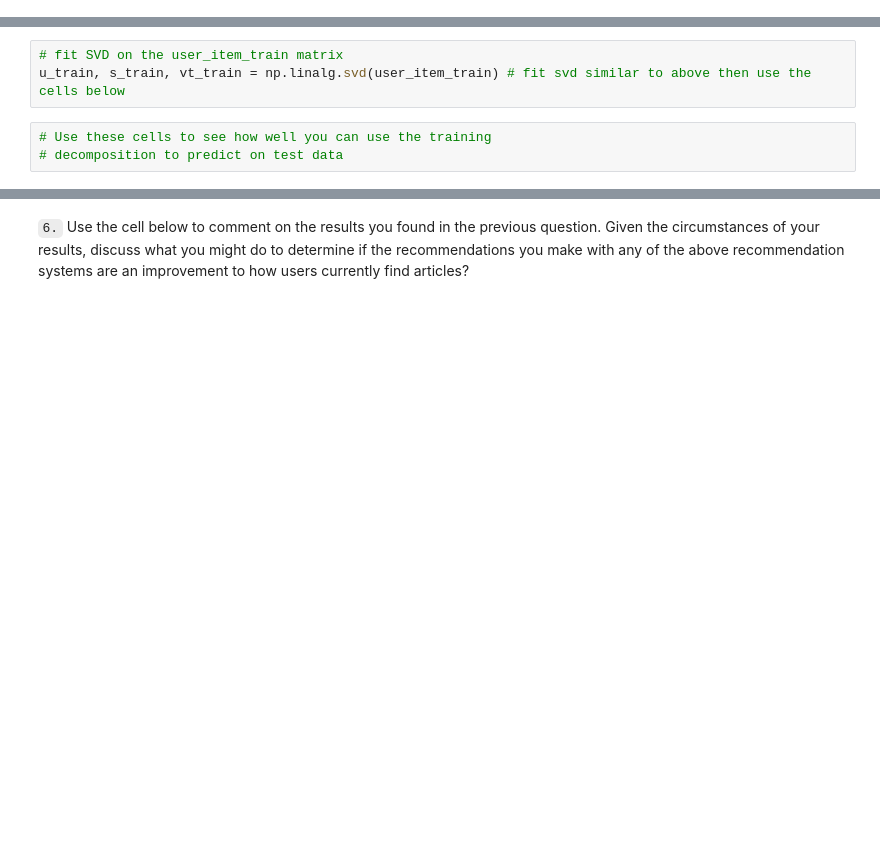
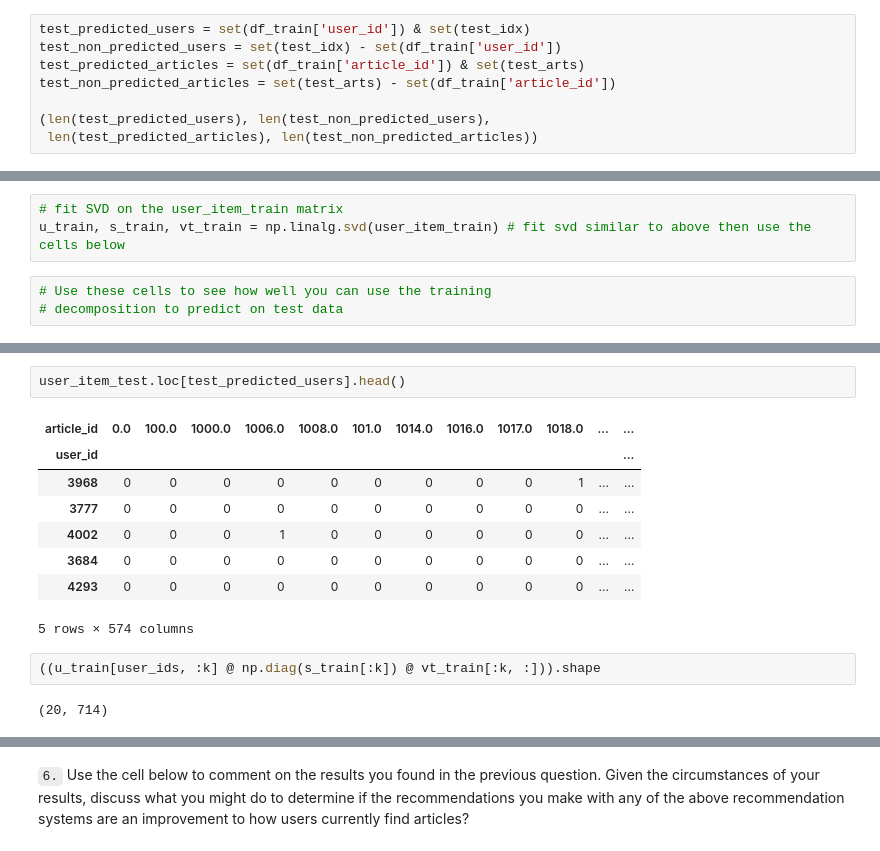
Before and after one commit to labdmitriy/recommendations_with_ibm, a Jupyter notebook: Recommendations_with_IBM.ipynb, the cells around one changed output, grey strips where cells are left out. Drawn from its saved outputs; the diff is of its cells as text; blank space fills up the shorter version.

```diff
--- a/Recommendations_with_IBM.ipynb
+++ b/Recommendations_with_IBM.ipynb
@@ -766,0 +751,8 @@ len(set(test_arts) - set(df_train['article_id']))
+# %%
+test_predicted_users = set(df_train['user_id']) & set(test_idx)
+test_non_predicted_users = set(test_idx) - set(df_train['user_id'])
+test_predicted_articles = set(df_train['article_id']) & set(test_arts)
+test_non_predicted_articles = set(test_arts) - set(df_train['article_id'])
+
+(len(test_predicted_users), len(test_non_predicted_users),
+ len(test_predicted_articles), len(test_non_predicted_articles))
@@ -819,0 +799,15 @@ plt.title('Accuracy vs. Number of Latent Features');
+# %%
+user_item_test.loc[test_predicted_users].head()
+# %% [output]
+| article_id | 0.0 | 100.0 | 1000.0 | 1006.0 | 1008.0 | 101.0 | 1014.0 | 1016.0 | 1017.0 | 1018.0 | ... | ... |
+| user_id |  |  |  |  |  |  |  |  |  |  |  | ... |
+| 3968 | 0 | 0 | 0 | 0 | 0 | 0 | 0 | 0 | 0 | 1 | ... | ... |
+| 3777 | 0 | 0 | 0 | 0 | 0 | 0 | 0 | 0 | 0 | 0 | ... | ... |
+| 4002 | 0 | 0 | 0 | 1 | 0 | 0 | 0 | 0 | 0 | 0 | ... | ... |
+| 3684 | 0 | 0 | 0 | 0 | 0 | 0 | 0 | 0 | 0 | 0 | ... | ... |
+| 4293 | 0 | 0 | 0 | 0 | 0 | 0 | 0 | 0 | 0 | 0 | ... | ... |
+5 rows × 574 columns
+# %%
+((u_train[user_ids, :k] @ np.diag(s_train[:k]) @ vt_train[:k, :])).shape
+# %% [output]
+(20, 714)
```
Also changed, not shown: parts of 14 cells of this notebook.
